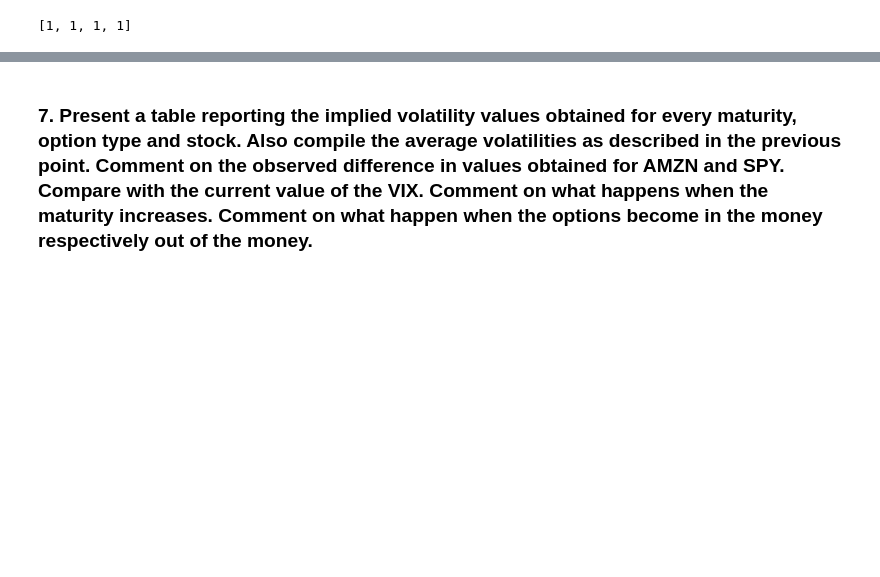
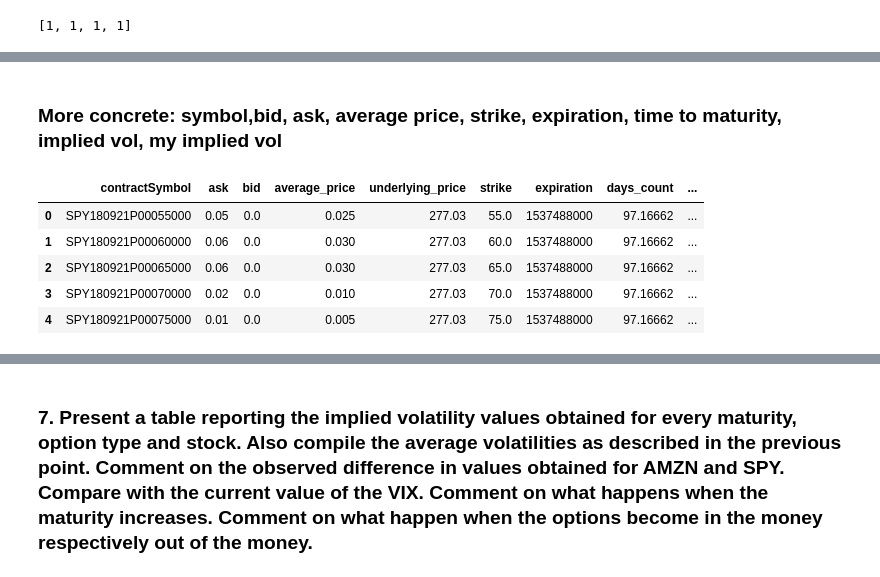
Before and after one commit to jerryxyx/Python, a Jupyter notebook: CourseProjects/621/FE621HW1Jerry.ipynb, the cells around one changed output, grey strips where cells are left out. Saved outputs shown, nothing was run; the diff lists cells and outputs as text; code cells hidden in the pictures; blank space fills up the shorter version.

```diff
--- a/CourseProjects/621/FE621HW1Jerry.ipynb
+++ b/CourseProjects/621/FE621HW1Jerry.ipynb
@@ -438,3 +459,14 @@ spy_put_df.head()
+# %% [markdown]
+### More concrete: symbol,bid, ask, average price, strike, expiration, time to maturity, implied vol, my implied vol
+# %%
+spy_put_df.loc[:,["contractSymbol","ask","bid","average_price","underlying_price","strike","expiration","days_count","time_to_maturity","three_months_rate","impliedVolatility","my_iv"]].head()
+# %% [output]
+|  | contractSymbol | ask | bid | average_price | underlying_price | strike | expiration | days_count | ... |
+| 0 | SPY180921P00055000 | 0.05 | 0.0 | 0.025 | 277.03 | 55.0 | 1537488000 | 97.16662 | ... |
+| 1 | SPY180921P00060000 | 0.06 | 0.0 | 0.030 | 277.03 | 60.0 | 1537488000 | 97.16662 | ... |
+| 2 | SPY180921P00065000 | 0.06 | 0.0 | 0.030 | 277.03 | 65.0 | 1537488000 | 97.16662 | ... |
+| 3 | SPY180921P00070000 | 0.02 | 0.0 | 0.010 | 277.03 | 70.0 | 1537488000 | 97.16662 | ... |
+| 4 | SPY180921P00075000 | 0.01 | 0.0 | 0.005 | 277.03 | 75.0 | 1537488000 | 97.16662 | ... |
 # %%
 spy_put_df["my_iv"].head()
 # %% [output]
```
Also changed, not shown: parts of 30 cells of this notebook, 6 other files.
